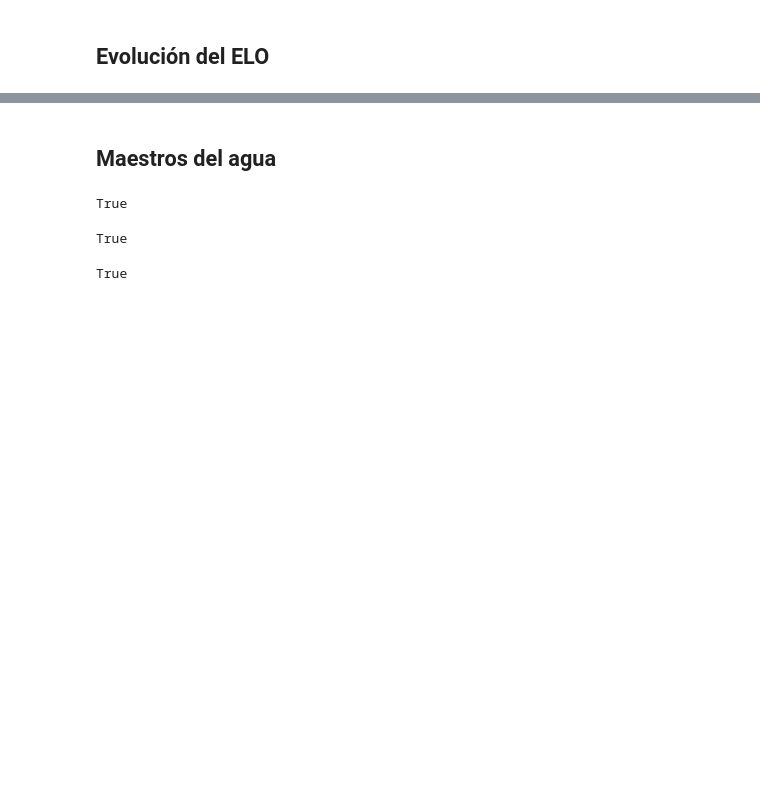
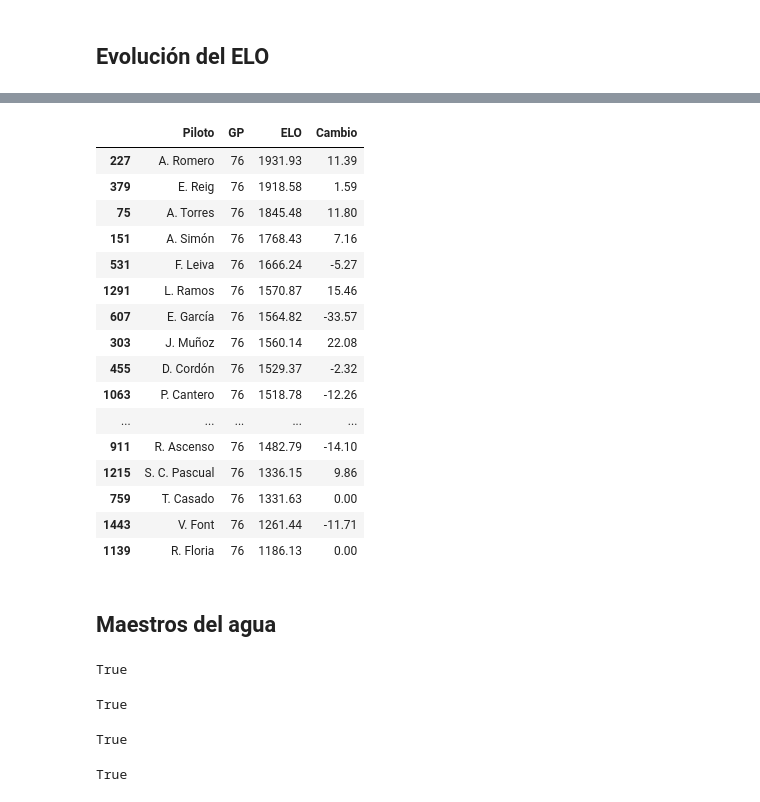
Before and after one commit to adriantorres7/FormulaSpain, a Jupyter notebook: notebooks/puntuacionElo.ipynb, the cells around one changed output, grey strips where cells are left out. Saved outputs shown, nothing was run; the diff lists cells and outputs as text; code cells hidden in the pictures; blank space fills up the shorter version.

```diff
--- a/notebooks/puntuacionElo.ipynb
+++ b/notebooks/puntuacionElo.ipynb
@@ -52,0 +62,5 @@ pilotos=pilotos.to_list()
+# %%
+pilotos_actual = season4[season4['China'].notna()]['Pilotos']
+pilotos_actual = pilotos_actual.to_list()
+pilotos_actual = pilotos_actual + ['R. Floria', 'T. Casado', 'A. Teixidó']
+pilotos_actual
@@ -180,5 +286,33 @@ chart_final
+# %%
+dataframeElos['Cambio'] = dataframeElos.groupby('Piloto')['ELO'].diff()
+dataframeElos[dataframeElos['GP']==76].sort_values(by='ELO', ascending=False).round(2)
+# %% [output]
+|  | Piloto | GP | ELO | Cambio |
+| 227 | A. Romero | 76 | 1931.93 | 11.39 |
+| 379 | E. Reig | 76 | 1918.58 | 1.59 |
+| 75 | A. Torres | 76 | 1845.48 | 11.80 |
+| 151 | A. Simón | 76 | 1768.43 | 7.16 |
+| 531 | F. Leiva | 76 | 1666.24 | -5.27 |
+| 1291 | L. Ramos | 76 | 1570.87 | 15.46 |
+| 607 | E. García | 76 | 1564.82 | -33.57 |
+| 303 | J. Muñoz | 76 | 1560.14 | 22.08 |
+| 455 | D. Cordón | 76 | 1529.37 | -2.32 |
+| 1063 | P. Cantero | 76 | 1518.78 | -12.26 |
+| ... | ... | ... | ... | ... |
+| 911 | R. Ascenso | 76 | 1482.79 | -14.10 |
+| 1215 | S. C. Pascual | 76 | 1336.15 | 9.86 |
+| 759 | T. Casado | 76 | 1331.63 | 0.00 |
+| 1443 | V. Font | 76 | 1261.44 | -11.71 |
+| 1139 | R. Floria | 76 | 1186.13 | 0.00 |
 # %% [markdown]
 ## Maestros del agua
+# %%
+lluvia4 = [1]
+lluvia4.reverse()
+max4 = [32]
+len(lluvia4) == len(max4)
+# %% [output]
+True
 # %%
 lluvia3 = [0,0,1,0,0,0,0,1,0,1,1,0,0,0,0,0,0,1,0,0,1,0,0,0]
 lluvia3.reverse()
```
Also changed, not shown: parts of 13 cells of this notebook, 6 other files.
